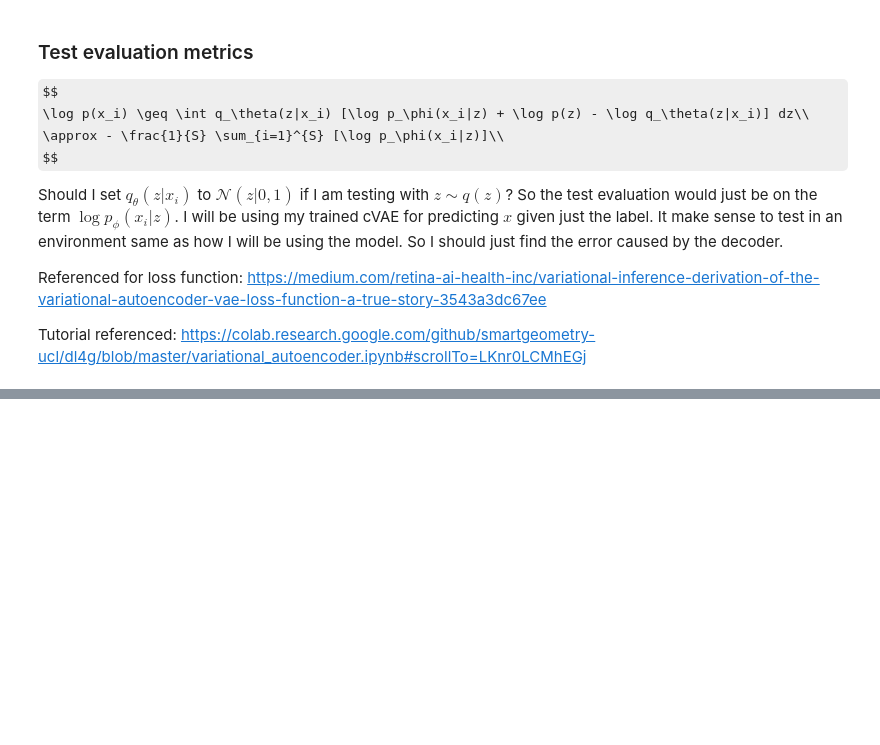
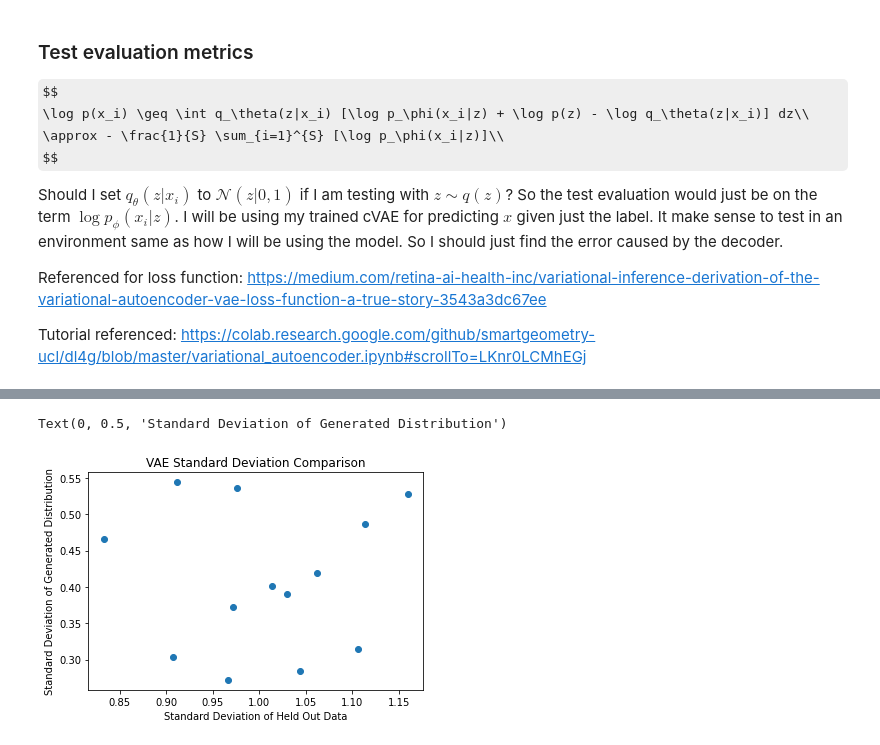
Before and after one commit to sunyunlee/cgan-cvae-tut, a Jupyter notebook: cVAE/cvae.ipynb, the cells around one changed output, grey strips where cells are left out. Saved outputs shown, nothing was run; the diff lists cells and outputs as text; code cells hidden in the pictures; some formulas as TeX source; blank space fills up the shorter version.

```diff
--- a/cVAE/cvae.ipynb
+++ b/cVAE/cvae.ipynb
@@ -261,0 +325,8 @@ Test error: 14.934307
+# %%
+plt.scatter(X_test.std(0).detach().numpy(), x_samples.std(0).detach().numpy())
+plt.title("VAE Standard Deviation Comparison")
+plt.xlabel("Standard Deviation of Held Out Data")
+plt.ylabel("Standard Deviation of Generated Distribution")
+# %% [output]
+Text(0, 0.5, 'Standard Deviation of Generated Distribution')
+[figure, added]
```
Also changed, not shown: parts of 25 cells of this notebook, 1 other file.
